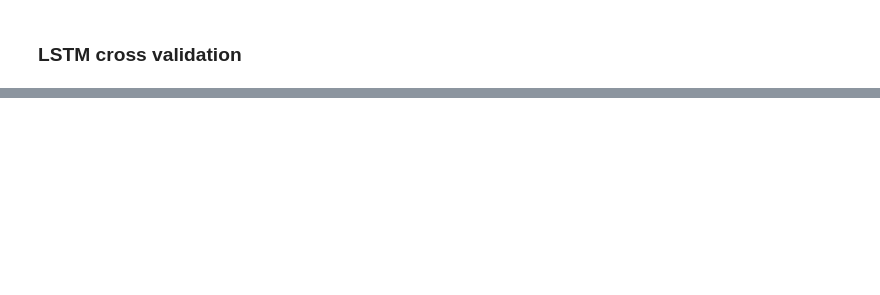
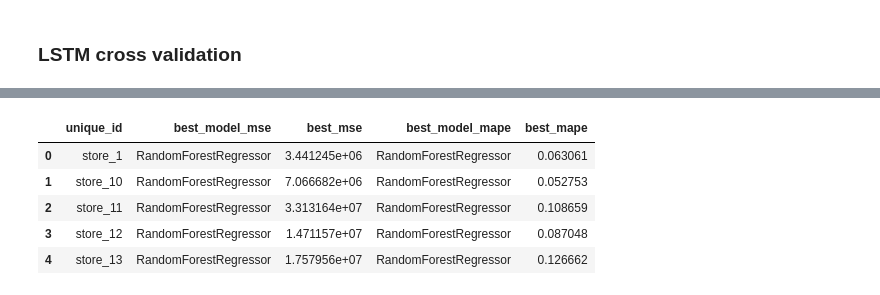
Before and after one commit to YL-6/BF-final, a Jupyter notebook: Yue-2.ipynb, the cells around one changed output, grey strips where cells are left out. Drawn from its saved outputs; the diff is of its cells as text; code cells hidden in the pictures; blank space fills up the shorter version.

```diff
--- a/Yue-2.ipynb
+++ b/Yue-2.ipynb
@@ -1021,0 +1169,46 @@ Cutoff 2015-06-15 -> MSE: 18683712.0000
+# %%
+# 1. Convert Random Forest and LSTM results to the same format as metrics_all
+rf_mse_long = rf_mse[['unique_id', 'rf_mse']].rename(columns={'rf_mse': 'value'})
+rf_mse_long['method'] = 'RandomForestRegressor'
+rf_mse_long['metric'] = 'mse'
+
+rf_mape_long = rf_mape[['unique_id', 'rf_mape']].rename(columns={'rf_mape': 'value'})
+rf_mape_long['method'] = 'RandomForestRegressor'
+rf_mape_long['metric'] = 'mape'
+
+lstm_mse_long = lstm_mse_df.rename(columns={'lstm_mse': 'value'})
+lstm_mse_long['method'] = 'LSTM'
+lstm_mse_long['metric'] = 'mse'
+
+# 2. Concatenate all results
+metrics_all_extended = pd.concat([
+    metrics_all,
+    rf_mse_long[['unique_id', 'metric', 'method', 'value']],
+    rf_mape_long[['unique_id', 'metric', 'method', 'value']],
+    lstm_mse_long[['unique_id', 'metric', 'method', 'value']]
+], ignore_index=True)
+
+# 3. Now run the summary code on metrics_all_extended
+metrics_pivot = metrics_all_extended.pivot_table(index=['unique_id', 'metric'], columns='method', values='value')
+
+best_mse_model = metrics_pivot.loc[(slice(None), 'mse'), :].idxmin(axis=1)
+best_mse_value = metrics_pivot.loc[(slice(None), 'mse'), :].min(axis=1)
+best_mape_model = metrics_pivot.loc[(slice(None), 'mape'), :].idxmin(axis=1)
+best_mape_value = metrics_pivot.loc[(slice(None), 'mape'), :].min(axis=1)
+
+best_models_summary = pd.DataFrame({
+    'unique_id': best_mse_model.index.get_level_values('unique_id'),
+    'best_model_mse': best_mse_model.values,
+    'best_mse': best_mse_value.values,
+    'best_model_mape': best_mape_model.values,
+    'best_mape': best_mape_value.values
+})
+
+best_models_summary.head()
+# %% [output]
+|  | unique_id | best_model_mse | best_mse | best_model_mape | best_mape |
+| 0 | store_1 | RandomForestRegressor | 3.441245e+06 | RandomForestRegressor | 0.063061 |
+| 1 | store_10 | RandomForestRegressor | 7.066682e+06 | RandomForestRegressor | 0.052753 |
+| 2 | store_11 | RandomForestRegressor | 3.313164e+07 | RandomForestRegressor | 0.108659 |
+| 3 | store_12 | RandomForestRegressor | 1.471157e+07 | RandomForestRegressor | 0.087048 |
+| 4 | store_13 | RandomForestRegressor | 1.757956e+07 | RandomForestRegressor | 0.126662 |
```
Also changed, not shown: parts of 10 cells of this notebook.
